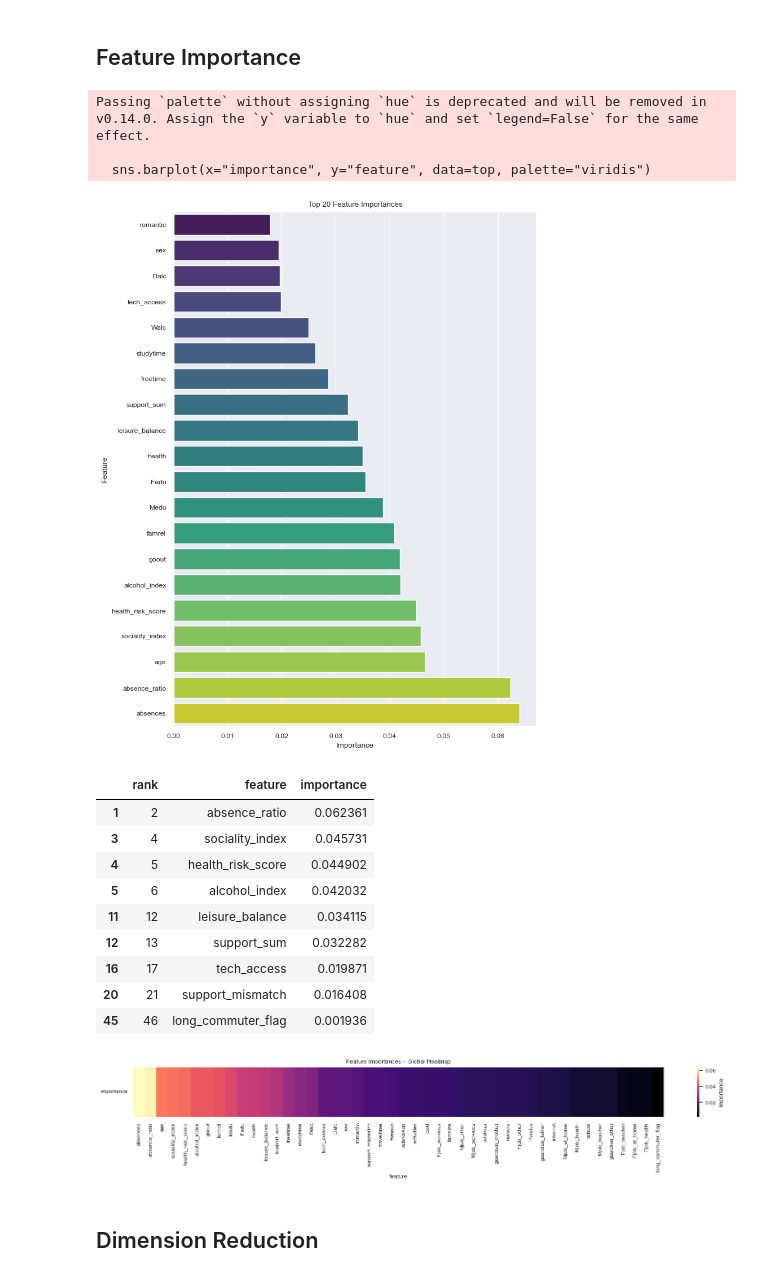
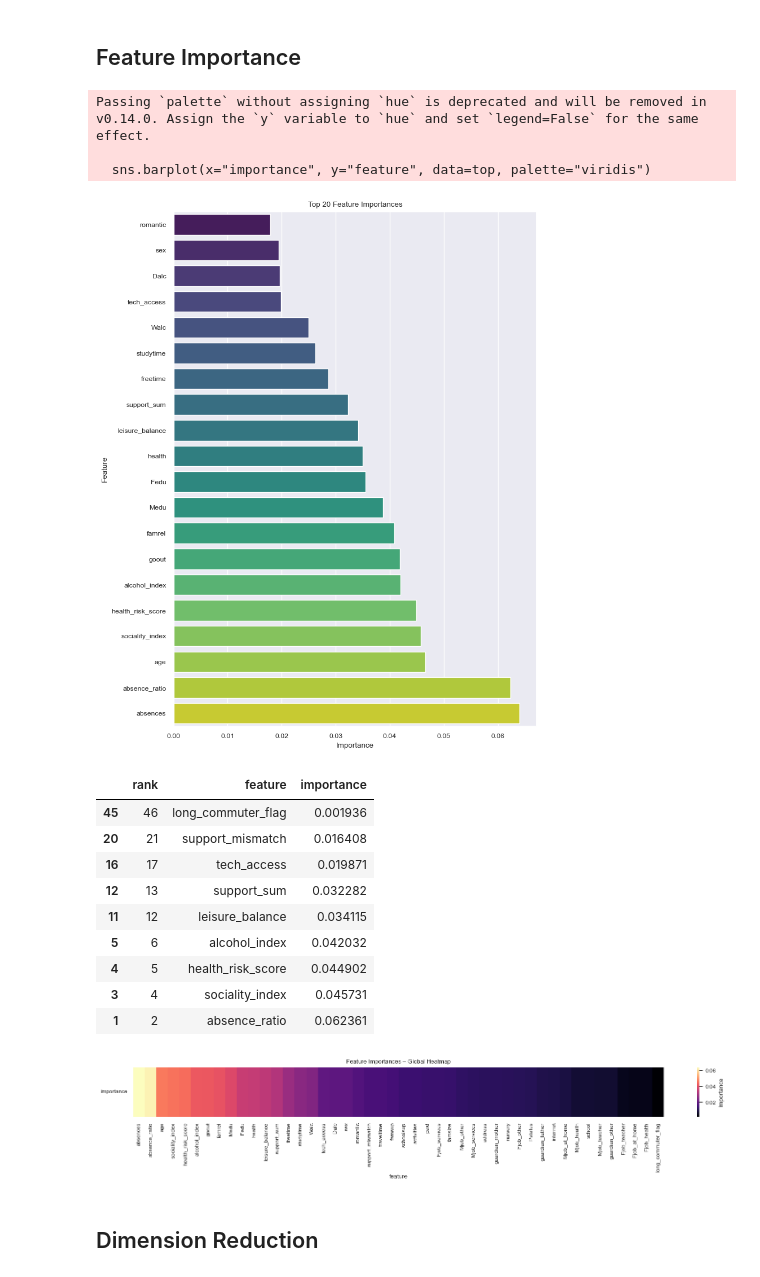
Before and after one commit to alfredofdlv/student-intervention-ml-pipeline, a Jupyter notebook: Report.ipynb, the cells around one changed output. Cells and saved outputs as stored; diff of their text form; code cells hidden in the pictures.

```diff
--- a/Report.ipynb
+++ b/Report.ipynb
@@ -470,43 +470,43 @@ plot_feature_importance(importance_df, top_n=20)
 
 importance_sorted = importance_df.sort_values('importance', ascending=False).reset_index(drop=True)
 importance_sorted['rank'] = importance_sorted.index + 1
 
 # List of newly engineered features
 new_features = [
     'leisure_balance',
     'sociality_index',
     'alcohol_index',
     'health_risk_score',
     'tech_access',
     'support_sum',
     'support_mismatch',
     'absence_ratio',
     'long_commuter_flag'
 ]
 
 # Filter and display name, importance, and ranking for new features
 result = (
     importance_sorted
     .loc[importance_sorted['feature'].isin(new_features), ['rank', 'feature', 'importance']]
-    .sort_values('rank')
+    .sort_values('rank',ascending=False)
 )
 display(result)
 feature_importance_heatmap(importance_df)
 # %% [output]
 Passing `palette` without assigning `hue` is deprecated and will be removed in v0.14.0. Assign the `y` variable to `hue` and set `legend=False` for the same effect.
 
   sns.barplot(x="importance", y="feature", data=top, palette="viridis")
 [figure]
 |  | rank | feature | importance |
+| 45 | 46 | long_commuter_flag | 0.001936 |
+| 20 | 21 | support_mismatch | 0.016408 |
+| 16 | 17 | tech_access | 0.019871 |
+| 12 | 13 | support_sum | 0.032282 |
+| 11 | 12 | leisure_balance | 0.034115 |
+| 5 | 6 | alcohol_index | 0.042032 |
+| 4 | 5 | health_risk_score | 0.044902 |
+| 3 | 4 | sociality_index | 0.045731 |
 | 1 | 2 | absence_ratio | 0.062361 |
-| 3 | 4 | sociality_index | 0.045731 |
-| 4 | 5 | health_risk_score | 0.044902 |
-| 5 | 6 | alcohol_index | 0.042032 |
-| 11 | 12 | leisure_balance | 0.034115 |
-| 12 | 13 | support_sum | 0.032282 |
-| 16 | 17 | tech_access | 0.019871 |
-| 20 | 21 | support_mismatch | 0.016408 |
-| 45 | 46 | long_commuter_flag | 0.001936 |
 [figure]
 # %% [markdown]
 ## Dimension Reduction
```
Also changed, not shown: parts of 14 cells of this notebook, 1 other file.
